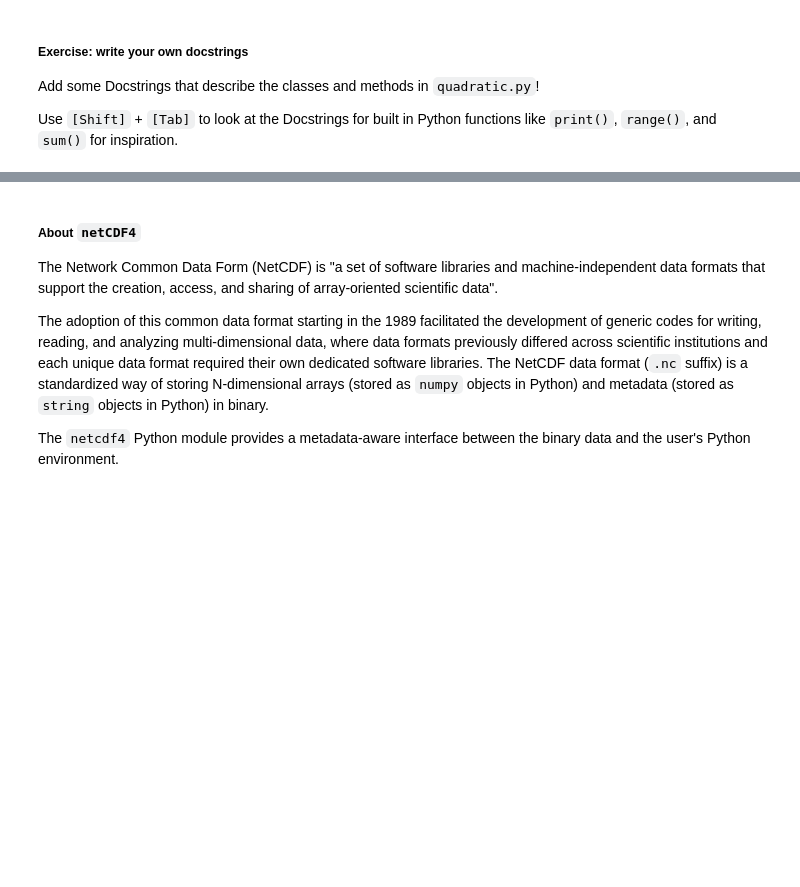
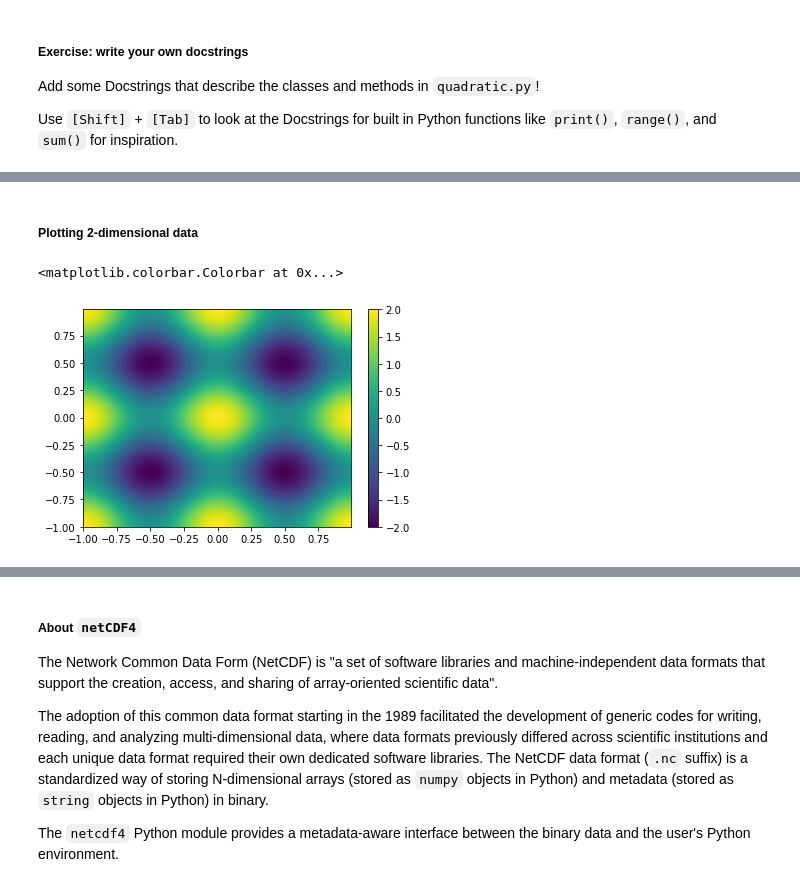
Before and after one commit to PraCTES/MIT-PraCTES, a Jupyter notebook: demos/Lecture02_Objects_and_data_analysis/Lecture02_python_objects_and_data_analysis.ipynb, the cells around one changed output, grey strips where cells are left out. Saved outputs shown, nothing was run; the diff lists cells and outputs as text; code cells hidden in the pictures; blank space fills up the shorter version.

```diff
--- a/demos/Lecture02_Objects_and_data_analysis/Lecture02_python_objects_and_data_analysis.ipynb
+++ b/demos/Lecture02_Objects_and_data_analysis/Lecture02_python_objects_and_data_analysis.ipynb
@@ -356,0 +484,13 @@ import matplotlib.pyplot as plt
+# %% [markdown]
+##### Plotting 2-dimensional data
+# %%
+x = np.arange(-1., 1., 0.01)[np.newaxis, :]
+y = np.arange(-1., 1., 0.01)[:, np.newaxis]
+
+z = np.cos(2.*np.pi*x) + np.cos(2.*np.pi*y)
+
+plt.pcolormesh(x, y, z)
+plt.colorbar()
+# %% [output]
+<matplotlib.colorbar.Colorbar at 0x...>
+[figure, added]
```
Also changed, not shown: parts of 61 cells of this notebook, 5 other files.
